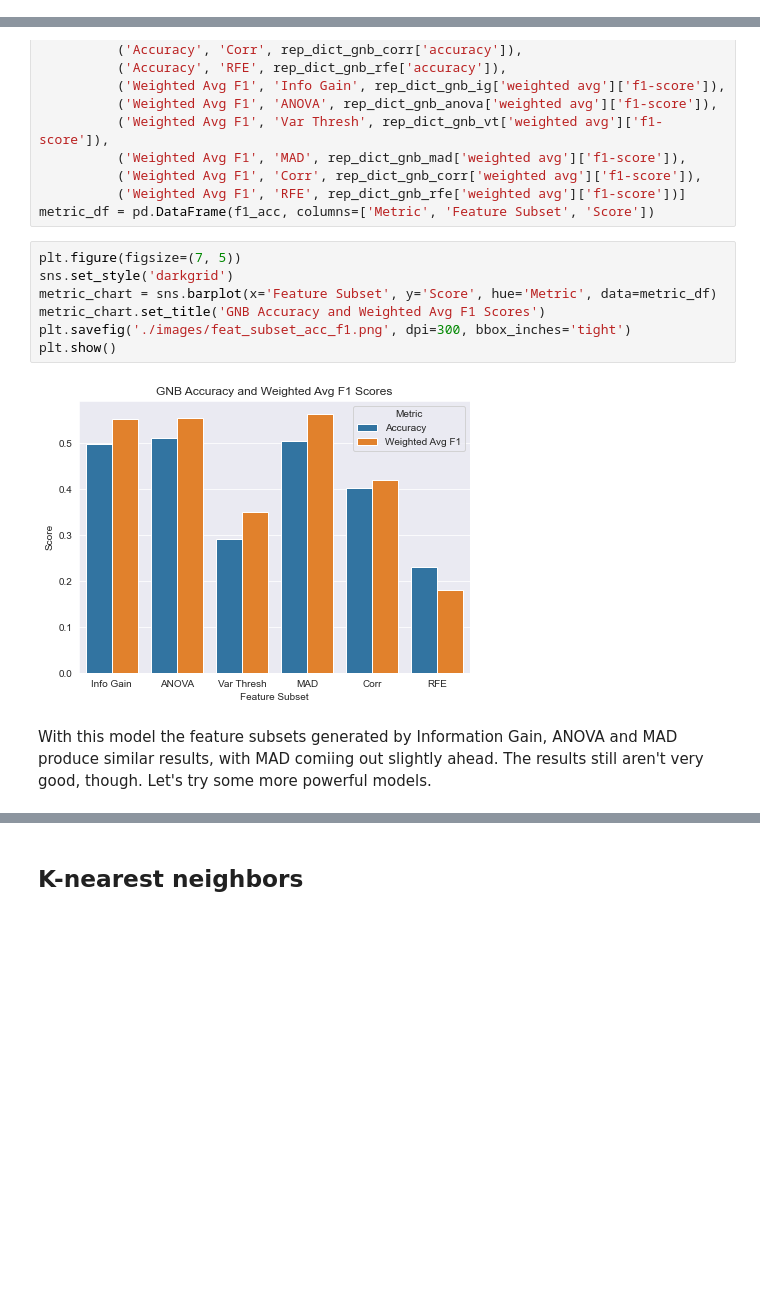
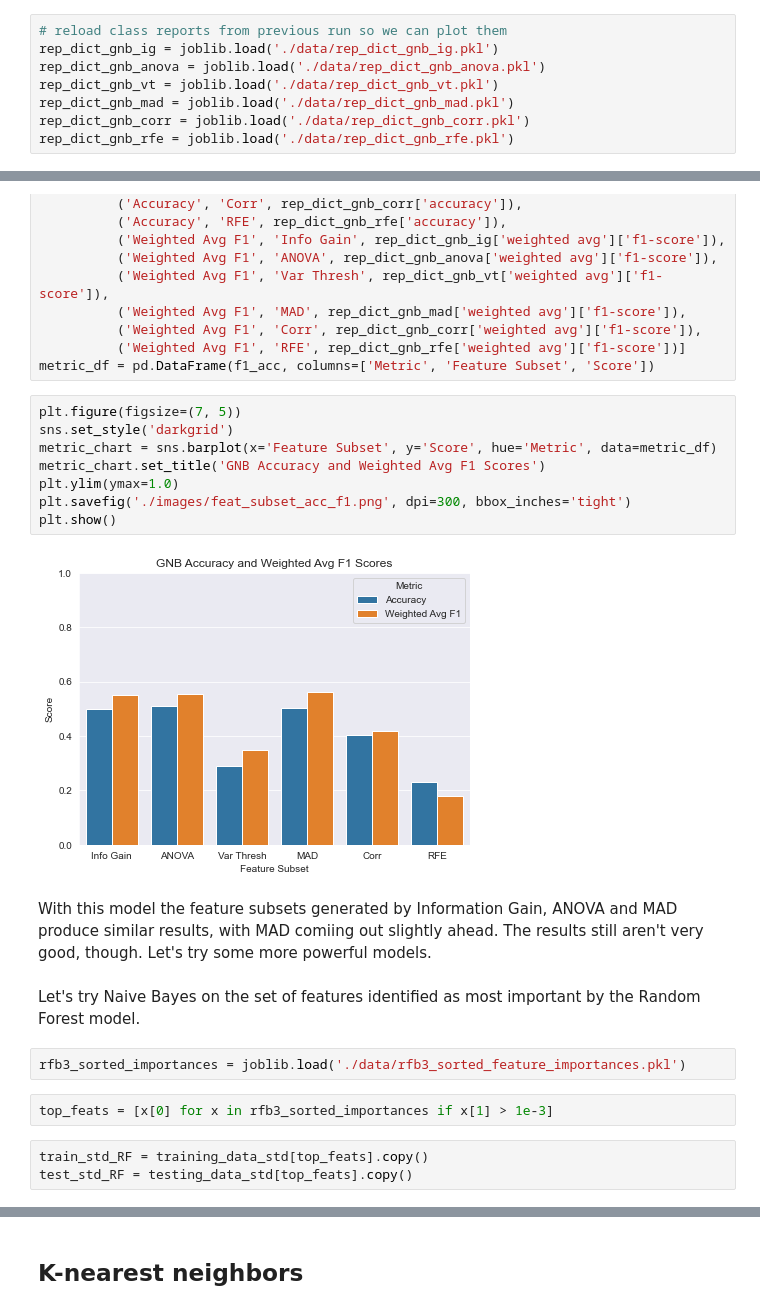
Before and after one commit to pvan1/DATA-606-Capstone, a Jupyter notebook: capstone-phase2.ipynb, the cells around one changed output, grey strips where cells are left out. Cells and saved outputs as stored; diff of their text form; blank space fills up the shorter version.

```diff
--- a/capstone-phase2.ipynb
+++ b/capstone-phase2.ipynb
@@ -525,6 +557,14 @@ weighted avg       0.34      0.23      0.18    175341
 # %% [markdown]
 Here we see with a larger set of features, the model performs much worse - a limitation of the model.
 These are pretty terrible results, but NB isn't a very powerful algorithm.
+# %%
+# reload class reports from previous run so we can plot them
+rep_dict_gnb_ig = joblib.load('./data/rep_dict_gnb_ig.pkl')
+rep_dict_gnb_anova = joblib.load('./data/rep_dict_gnb_anova.pkl')
+rep_dict_gnb_vt = joblib.load('./data/rep_dict_gnb_vt.pkl')
+rep_dict_gnb_mad = joblib.load('./data/rep_dict_gnb_mad.pkl')
+rep_dict_gnb_corr = joblib.load('./data/rep_dict_gnb_corr.pkl')
+rep_dict_gnb_rfe = joblib.load('./data/rep_dict_gnb_rfe.pkl')
 # %%
 reports = [rep_dict_gnb_ig, rep_dict_gnb_anova, rep_dict_gnb_vt, rep_dict_gnb_mad, rep_dict_gnb_corr, rep_dict_gnb_rfe]
 lgnds = ['Info Gain', 'ANOVA', 'Var Thresh', 'MAD', 'Corr', 'RFE']
@@ -564,11 +604,21 @@ metric_df = pd.DataFrame(f1_acc, columns=['Metric', 'Feature Subset', 'Score'])
 # %%
 plt.figure(figsize=(7, 5))
 sns.set_style('darkgrid')
 metric_chart = sns.barplot(x='Feature Subset', y='Score', hue='Metric', data=metric_df)
 metric_chart.set_title('GNB Accuracy and Weighted Avg F1 Scores')
+plt.ylim(ymax=1.0)
 plt.savefig('./images/feat_subset_acc_f1.png', dpi=300, bbox_inches='tight')
 plt.show()
 # %% [output]
-[figure, old version]
+[figure, new version]
 # %% [markdown]
 With this model the feature subsets generated by Information Gain, ANOVA and MAD produce similar results, with MAD comiing out slightly ahead.  The results still aren't very good, though.  Let's try some more powerful models.
+# %% [markdown]
+Let's try Naive Bayes on the set of features identified as most important by the Random Forest model.
+# %%
+rfb3_sorted_importances = joblib.load('./data/rfb3_sorted_feature_importances.pkl')
+# %%
+top_feats = [x[0] for x in rfb3_sorted_importances if x[1] > 1e-3]
+# %%
+train_std_RF = training_data_std[top_feats].copy()
+test_std_RF = testing_data_std[top_feats].copy()
```
Also changed, not shown: parts of 42 cells of this notebook.
